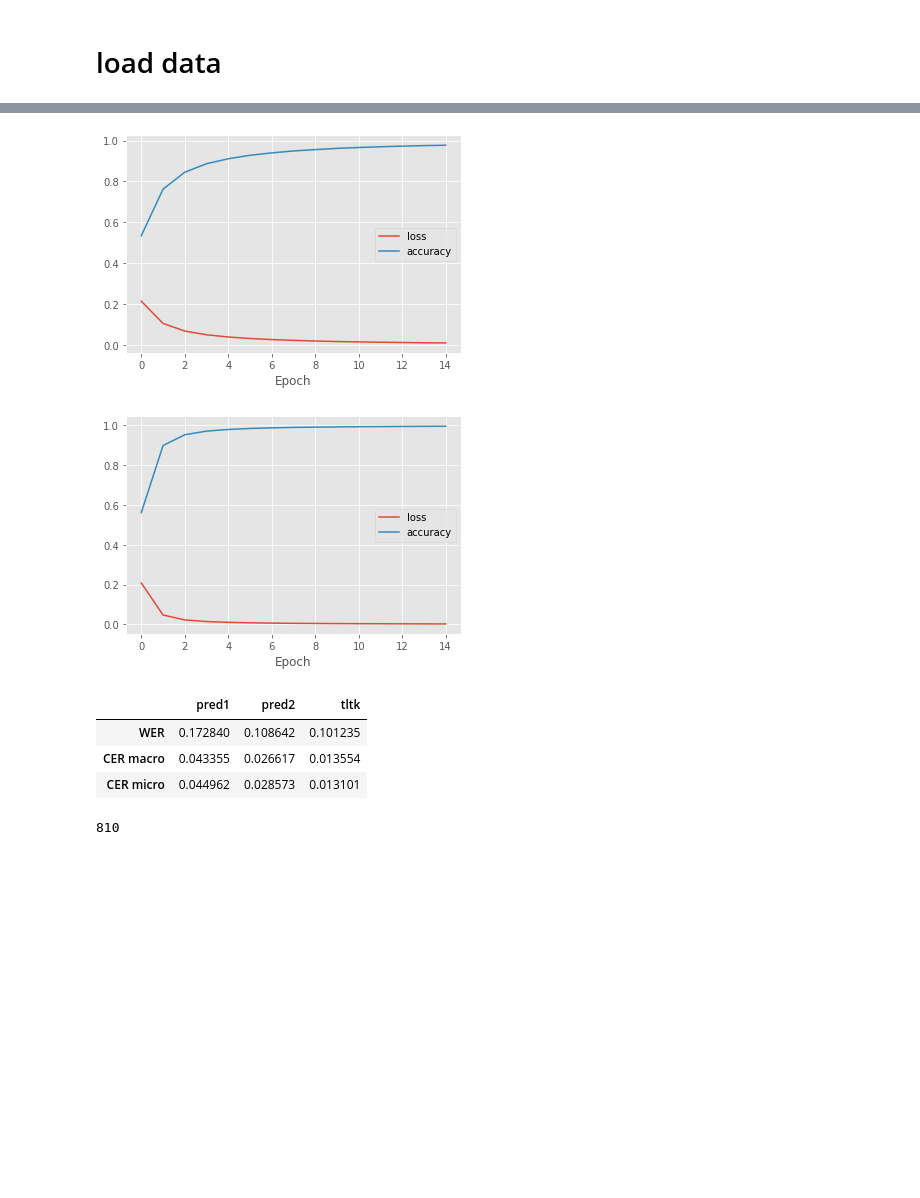
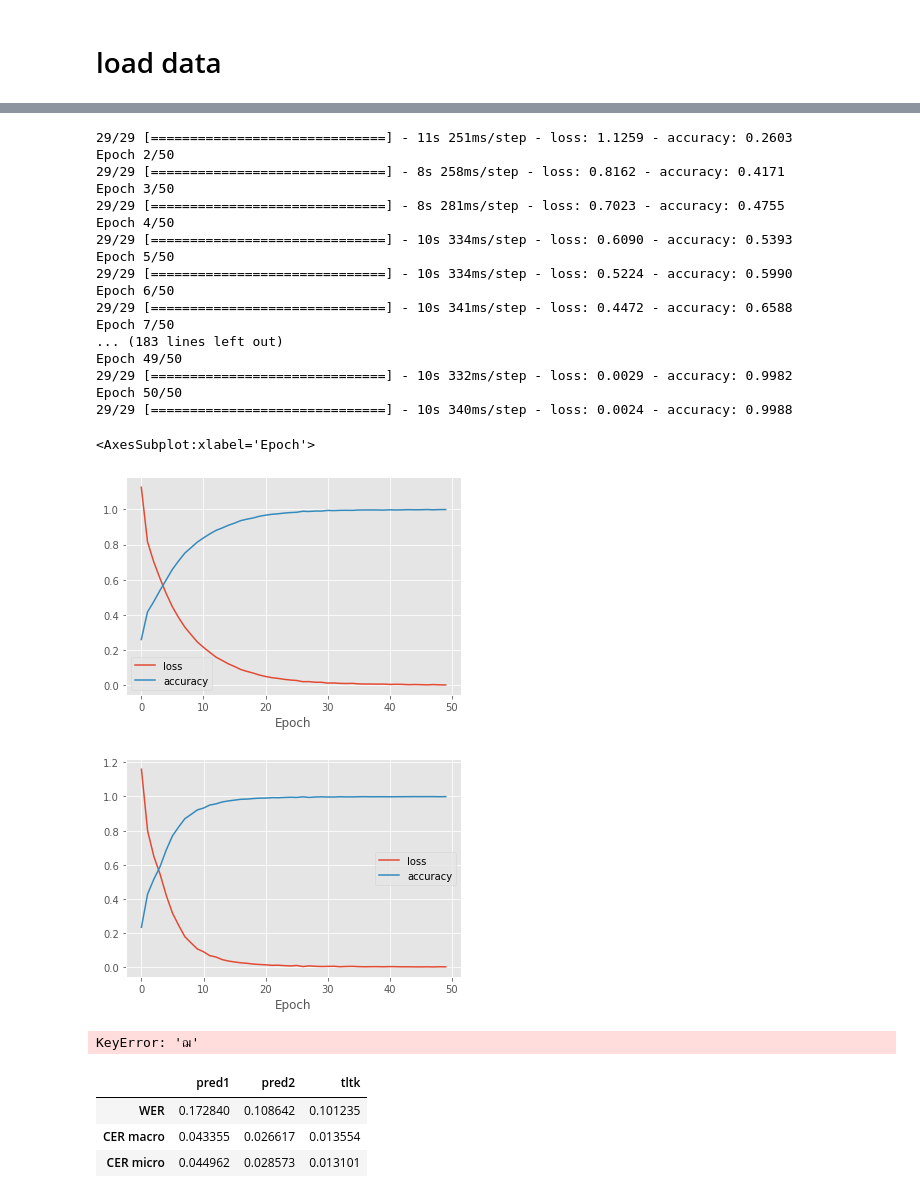
Before and after one commit to nozomiyamada/thai_romanization, a Jupyter notebook: train attention.ipynb, the cells around one changed output, grey strips where cells are left out. Drawn from its saved outputs; the diff is of its cells as text; code cells hidden in the pictures; blank space fills up the shorter version.

```diff
--- a/train attention.ipynb
+++ b/train attention.ipynb
@@ -21,10 +20,11 @@ test_y = open('data/test_y.txt').read().splitlines()
 dic_x = open('data/dic_x.txt').read().splitlines()
 dic_y = open('data/dic_y.txt').read().splitlines()
 # %%
-# Instantiation
+### Instantiation
 data = Data()
 data.set_train(train_x, train_y)
 data.set_test(test_x, test_y)
 
-data.set_train(dic_x, dic_y)
+### additional dict data
+#data.set_train(dic_x, dic_y)
 # %%
@@ -36,6 +36,6 @@ seq2seq2 = Seq2Seq(data, attention=True)
 seq2seq2.build(show_summary=False, opt='rmsprop', loss='categorical_crossentropy')
 # %%
 # train
-seq2seq1.train(batch_size=100, epoch=5, dev_split=0)
-seq2seq2.train(batch_size=100, epoch=5, dev_split=0)
+seq2seq1.train(batch_size=100, epoch=50, dev_split=0)
+seq2seq2.train(batch_size=100, epoch=50, dev_split=0)
 # %% [output]
@@ -63,14 +44,32 @@ Epoch 5/5
+29/29 [==============================] - 11s 251ms/step - loss: 1.1259 - accuracy: 0.2603
+Epoch 2/50
+29/29 [==============================] - 8s 258ms/step - loss: 0.8162 - accuracy: 0.4171
+Epoch 3/50
+29/29 [==============================] - 8s 281ms/step - loss: 0.7023 - accuracy: 0.4755
+Epoch 4/50
+29/29 [==============================] - 10s 334ms/step - loss: 0.6090 - accuracy: 0.5393
+Epoch 5/50
+29/29 [==============================] - 10s 334ms/step - loss: 0.5224 - accuracy: 0.5990
+Epoch 6/50
+29/29 [==============================] - 10s 341ms/step - loss: 0.4472 - accuracy: 0.6588
+Epoch 7/50
+... (183 lines left out)
+Epoch 49/50
+29/29 [==============================] - 10s 332ms/step - loss: 0.0029 - accuracy: 0.9982
+Epoch 50/50
+29/29 [==============================] - 10s 340ms/step - loss: 0.0024 - accuracy: 0.9988
+<AxesSubplot:xlabel='Epoch'>
-[figure, old version]
+[figure, new version]
-[figure, old version]
+[figure, new version]
 # %%
-"""
 pred1 = seq2seq1.predict(join_by='')
 pred2 = seq2seq2.predict(join_by='')
 df = pd.DataFrame({'thai':test_x,'pred1':pred1,'pred2':pred2, 'answer':test_y})
 pred_tltk = [tltk.nlp.th2roman(x).replace('<s/>','').replace(' ','') for x in list(df.answer)]
 df['tltk'] = pred_tltk
-"""
-df.to_csv('pred_withdic.csv', index=False)
+df[['thai','answer','tltk','pred1','pred2']].to_csv('pred/pred_nodict.csv', index=False)
+# %% [output]
+KeyError: 'ฌ'
 # %%
 def evaluate(df):
     cols = df.columns
@@ -94,7 +92,3 @@ evaluate(df)
 | WER | 0.172840 | 0.108642 | 0.101235 |
 | CER macro | 0.043355 | 0.026617 | 0.013554 |
 | CER micro | 0.044962 | 0.028573 | 0.013101 |
-# %%
-len(pred_tltk)
-# %% [output]
-810
```
Also changed, not shown: parts of 8 cells of this notebook, 14 other files.
